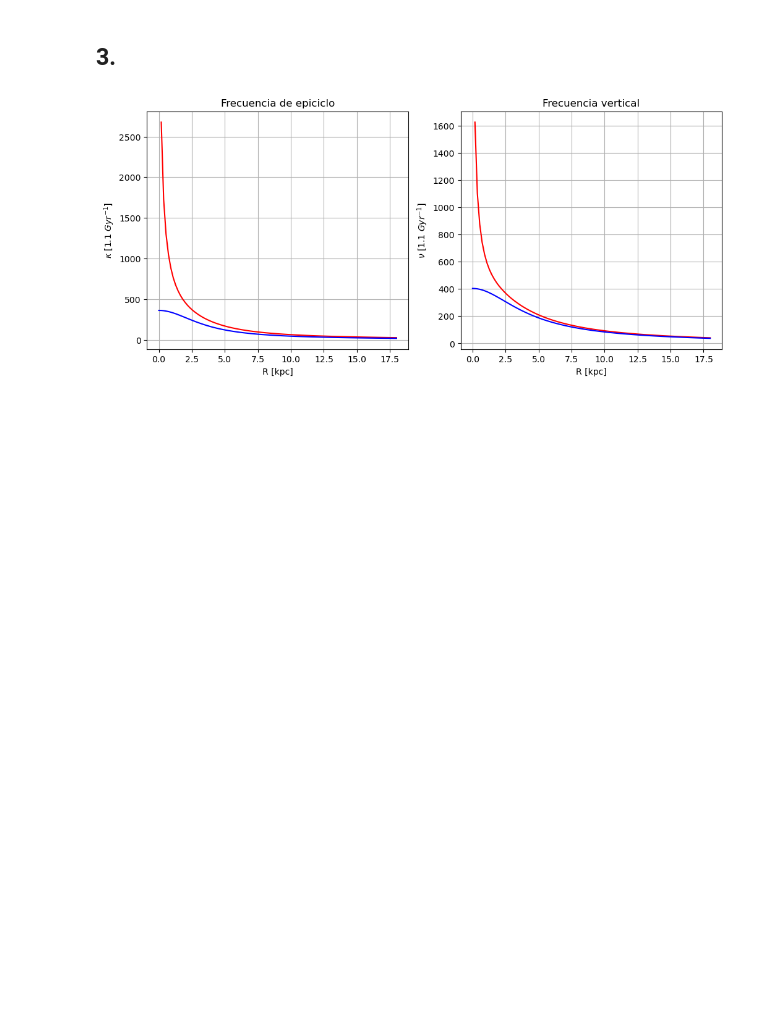
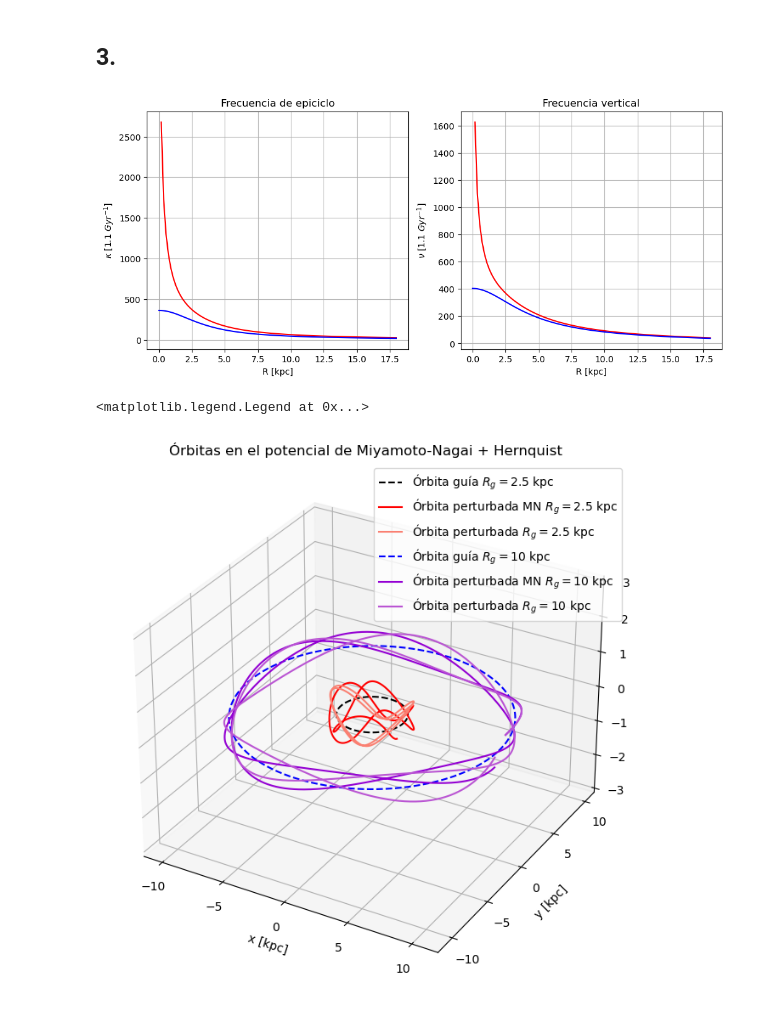
Before and after one commit to SantiagoJulioD/Galaxias, a Jupyter notebook: Parcial practico 2/Galaxias_p2.ipynb, the cells around one changed output. Cells and saved outputs as stored; diff of their text form; code cells hidden in the pictures; blank space fills up the shorter version.

```diff
--- a/Parcial practico 2/Galaxias_p2.ipynb
+++ b/Parcial practico 2/Galaxias_p2.ipynb
@@ -318,3 +393,43 @@ ax[1].set(title='Frecuencia vertical',xlabel='R [kpc]',ylabel=r'$\nu$ [1.1 $Gyr^
 ax[1].grid()
 # %% [output]
 [figure]
+# %%
+def Omega0_corr(Rg):
+    return (G*M/((a+b)**2+Rg**2)**1.5+G*Mh/(Rg*(Rg+alpha))**2)**0.5
+# %%
+Rg1 = 2.5
+Rg2 = 10
+
+ts1 = np.linspace(0,4*np.pi/Omega0_corr(Rg1),1000)
+ts2 = np.linspace(0,4*np.pi/Omega0_corr(Rg2),1000)
+
+R_pert1c = rad_osc(ts1,Rg1,kappa_corr(Rg1),0.5,0)
+z_pert1c = vert_osc(ts1,nu_corr(Rg1),0.5,0)
+phi_pert1c = ang_osc(ts1,0,Omega0_corr(Rg1),Rg1,kappa_corr(Rg1),0.5,0)
+
+xs_pert1c = R_pert1c*np.cos(phi_pert1c)
+ys_pert1c = R_pert1c*np.sin(phi_pert1c)
+
+R_pert2c = rad_osc(ts2,Rg2,kappa_corr(Rg2),0.5,0)
+z_pert2c = vert_osc(ts2,nu_corr(Rg2),0.5,0)
+phi_pert2c = ang_osc(ts2,0,Omega0_corr(Rg2),Rg2,kappa_corr(Rg2),0.5,0)
+
+xs_pert2c = R_pert2*np.cos(phi_pert2c)
+ys_pert2c = R_pert2*np.sin(phi_pert2c)
+# %%
+fig = plt.figure(figsize=(8,8))
+ax = fig.add_subplot(projection='3d')
+
+ax.plot(xs_circ1,ys_circ1,zs_circ1,'k--',label=r'Órbita guía $R_g=2.5$ kpc')
+ax.plot(xs_pert1,ys_pert1,z_pert1,'r',label=r'Órbita perturbada MN $R_g=2.5$ kpc')
+ax.plot(xs_pert1c,ys_pert1c,z_pert1c,'salmon',label=r'Órbita perturbada $R_g=2.5$ kpc')
+
+ax.plot(xs_circ2,ys_circ2,zs_circ2,'b--',label=r'Órbita guía $R_g=10$ kpc')
+ax.plot(xs_pert2,ys_pert2,z_pert2,'darkviolet',label=r'Órbita perturbada MN $R_g=10$ kpc')
+ax.plot(xs_pert2c,ys_pert2c,z_pert2c,'mediumorchid',label=r'Órbita perturbada $R_g=10$ kpc')
+
+ax.set(zlim=(-3,3),title='Órbitas en el potencial de Miyamoto-Nagai + Hernquist',xlabel='x [kpc]',ylabel='y [kpc]',zlabel='z [kpc]')
+ax.legend()
+# %% [output]
+<matplotlib.legend.Legend at 0x...>
+[figure, added]
```
Also changed, not shown: parts of 7 cells of this notebook.
